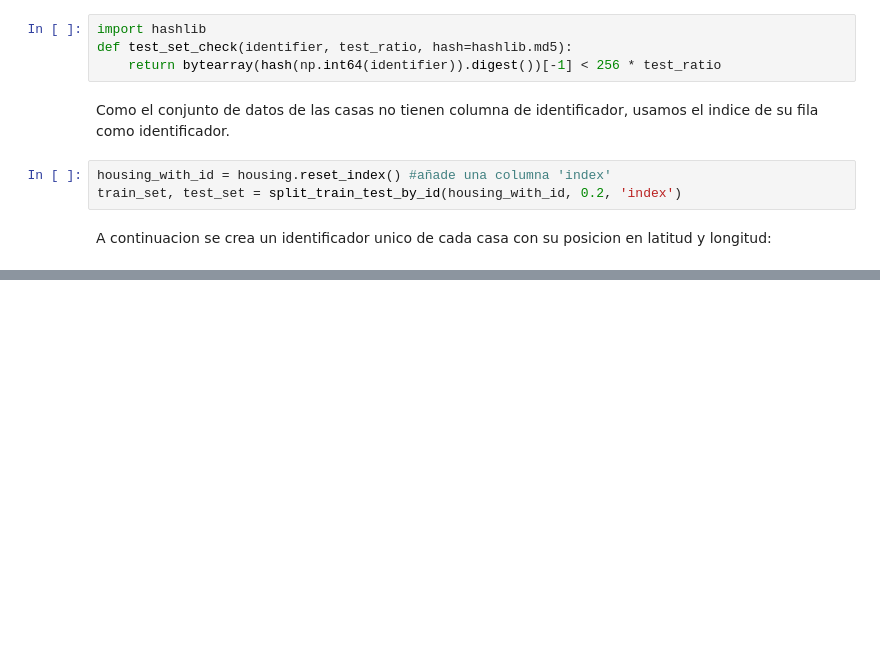
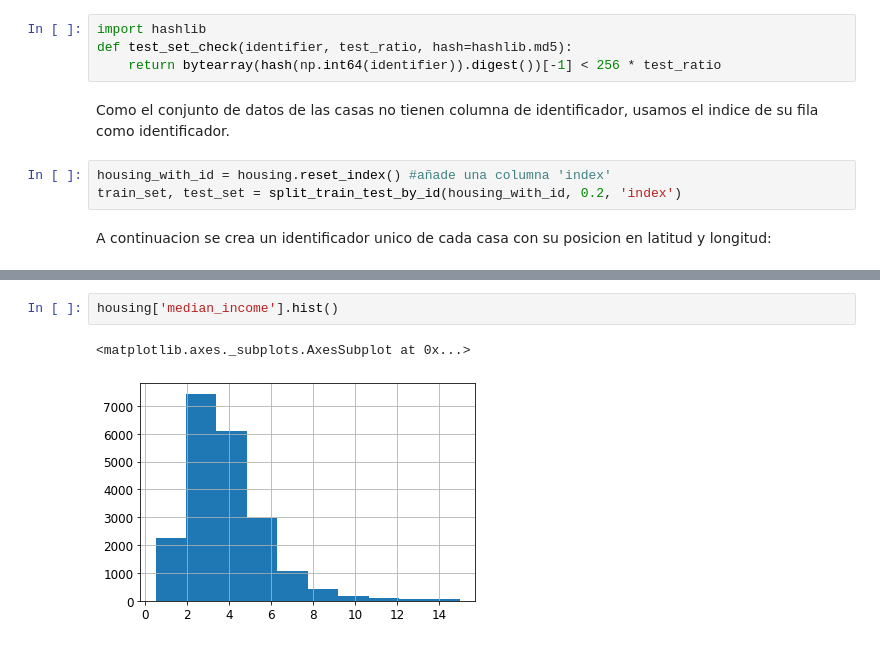
Before and after one commit to Anlu-Chen/ML, a Jupyter notebook: House_price_prediction.ipynb, the cells around one changed output, grey strips where cells are left out. Drawn from its saved outputs; the diff is of its cells as text; blank space fills up the shorter version.

```diff
--- a/House_price_prediction.ipynb
+++ b/House_price_prediction.ipynb
@@ -163,0 +185,5 @@ train_set, test_set = split_train_test_by_id(housing_with_id, 0.2, 'id')
+# %%
+housing['median_income'].hist()
+# %% [output]
+<matplotlib.axes._subplots.AxesSubplot at 0x...>
+[figure, added]
```
Also changed, not shown: parts of 13 cells of this notebook.
